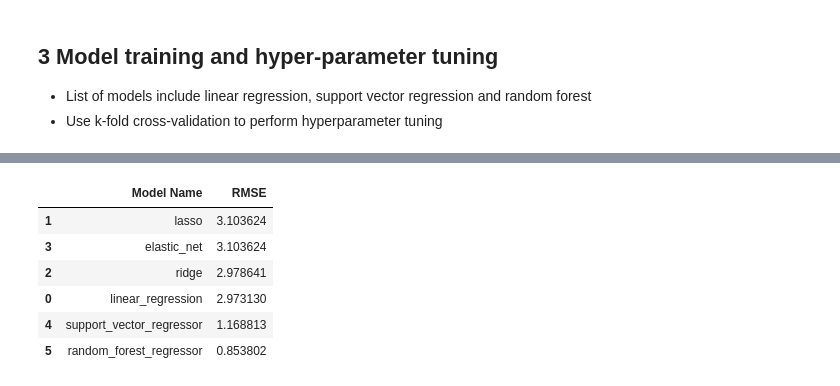
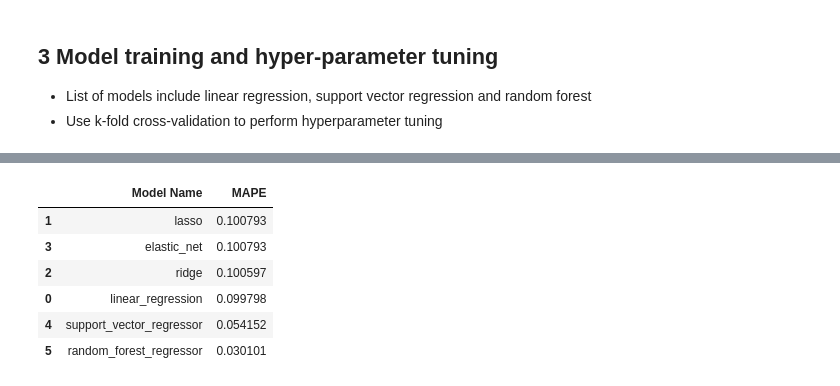
Before and after one commit to ShuoLi0208/Building-Load-Prediction, a Jupyter notebook: notebook/model_training.ipynb, the cells around one changed output, grey strips where cells are left out. Drawn from its saved outputs; the diff is of its cells as text; code cells hidden in the pictures.

Commit message:
model training updated

```diff
--- a/notebook/model_training.ipynb
+++ b/notebook/model_training.ipynb
@@ -128,8 +129,10 @@ param_grids = [
 ]
 # %%
 model_list = []
-rmse1_list =[]
-rmse2_list = []
+final_model1_list = []
+final_model2_list = []
+mape1_list =[]
+mape2_list = []
 
 for i in range(len(list(models))):
     model = list(models.values())[i]
@@ -151,11 +154,15 @@ for i in range(len(list(models))):
 
     # Train model and make predictions for y1
     grid_search.fit(X_train1, y_train1) # Train model
+    final_model1 = grid_search.best_estimator_ # include pre-processing
+    final_model1_list.append(final_model1)
     y_train1_pred = grid_search.predict(X_train1)
     y_test1_pred = grid_search.predict(X_test1)
 
     # Train model and make predictions for y2
     grid_search.fit(X_train2, y_train2) # Train model
+    final_model2 = grid_search.best_estimator_ # include pre-processing
+    final_model2_list.append(final_model2)
     y_train2_pred = grid_search.predict(X_train2)
     y_test2_pred = grid_search.predict(X_test2)
 
@@ -182,7 +189,7 @@ for i in range(len(list(models))):
     print("- Root Mean Squared Error: {:.4f}".format(model_test1_rmse))
     print("- Mean Absolute Error: {:.4f}".format(model_test1_mae))
     print("- Mean Absolute Percentage Error: {:.4f}".format(model_test1_mape))
-    rmse1_list.append(model_test1_rmse)
+    mape1_list.append(model_test1_mape)
 
     print('----------------------------------')
 
@@ -197,10 +204,15 @@ for i in range(len(list(models))):
     print("- Root Mean Squared Error: {:.4f}".format(model_test2_rmse))
     print("- Mean Absolute Error: {:.4f}".format(model_test2_mae))
     print("- Mean Absolute Percentage Error: {:.4f}".format(model_test2_mape))
-    rmse2_list.append(model_test2_rmse)
+    mape2_list.append(model_test2_mape)
 
     print('='*35)
     print('\n')
+
+
+# save the model that produces the smallest MAPE in the test set
+final_model_y1 = final_model1_list[mape1_list.index(min(mape1_list))]
+final_model_y2 = final_model1_list[mape2_list.index(min(mape2_list))]
 # %% [output]
 linear_regression
 Model performance (heating load) for Training set
@@ -220,12 +232,13 @@ Model performance (cooling load) for Training set
 - Mean Absolute Percentage Error: 0.0426
 ===================================
 # %%
-pd.DataFrame(list(zip(model_list, rmse1_list)), columns=['Model Name', 'RMSE']).sort_values(by=["RMSE"], ascending=False)
+model_performance_y1 = pd.DataFrame(list(zip(model_list, mape1_list)), columns=['Model Name', 'MAPE']).sort_values(by=["MAPE"], ascending=False)
+model_performance_y1
 # %% [output]
-|  | Model Name | RMSE |
-| 1 | lasso | 3.103624 |
-| 3 | elastic_net | 3.103624 |
-| 2 | ridge | 2.978641 |
-| 0 | linear_regression | 2.973130 |
-| 4 | support_vector_regressor | 1.168813 |
-| 5 | random_forest_regressor | 0.853802 |
+|  | Model Name | MAPE |
+| 1 | lasso | 0.100793 |
+| 3 | elastic_net | 0.100793 |
+| 2 | ridge | 0.100597 |
+| 0 | linear_regression | 0.099798 |
+| 4 | support_vector_regressor | 0.054152 |
+| 5 | random_forest_regressor | 0.030101 |
```
Also changed, not shown: parts of 5 cells of this notebook.
